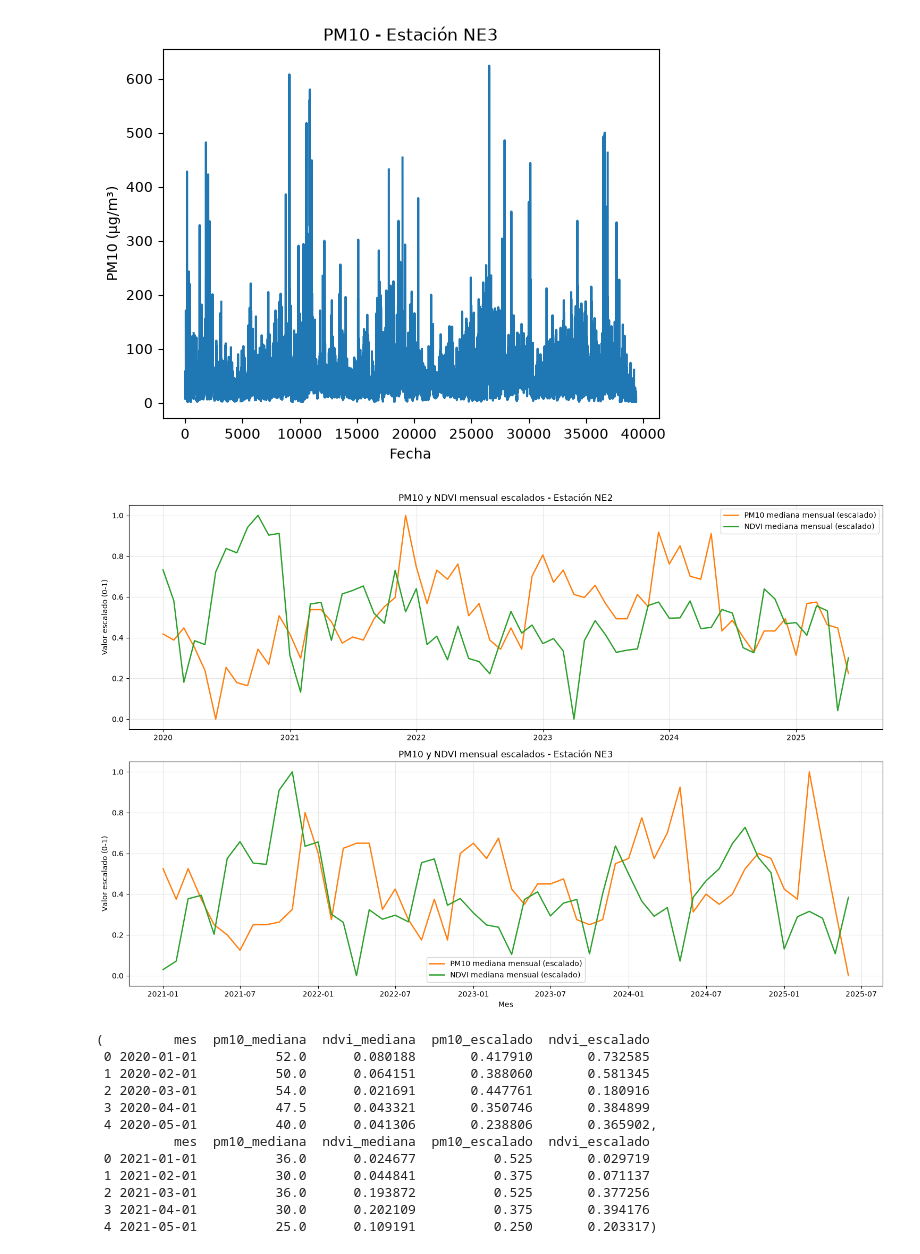
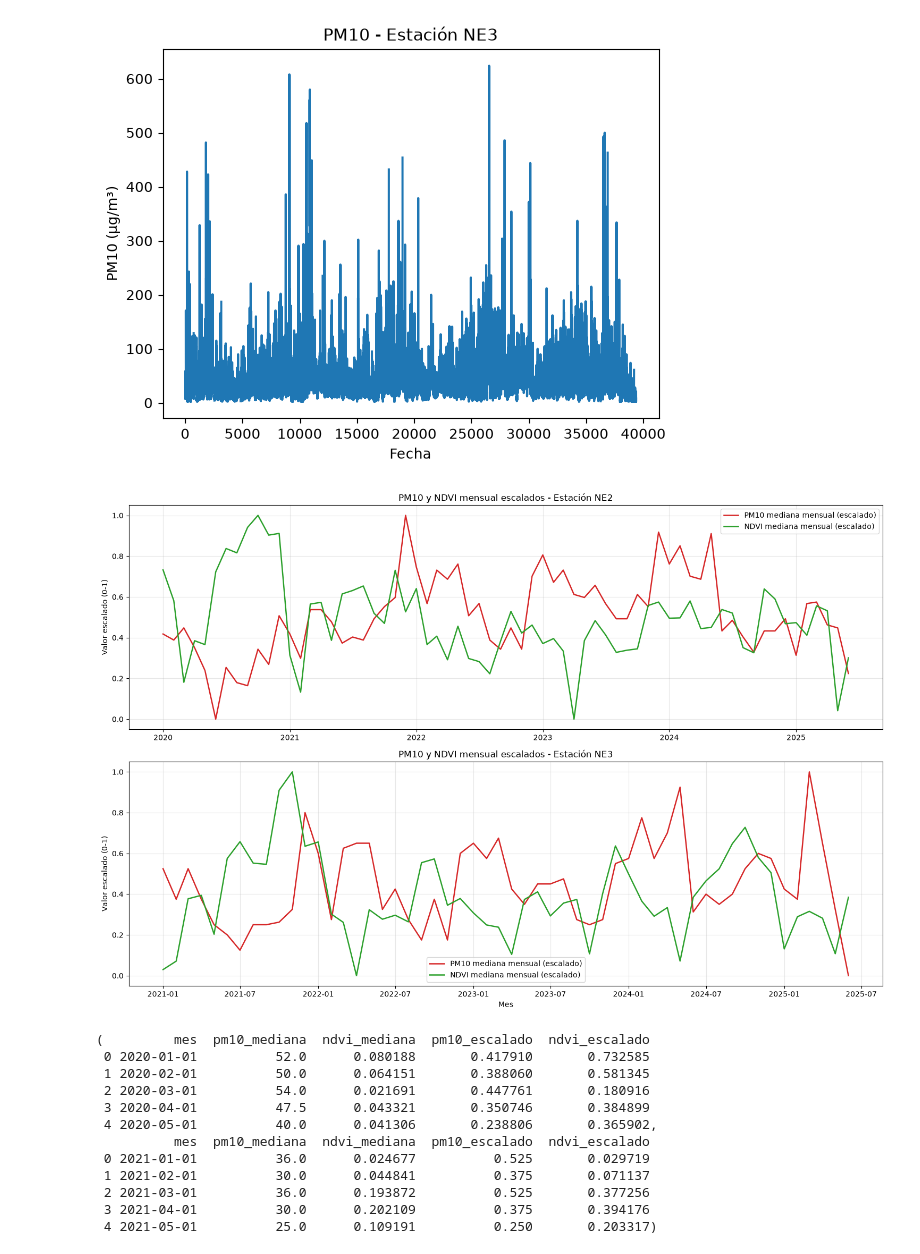
Before and after one commit to yazmans/MA2003B, a Jupyter notebook: Etapa 1/Datos_areas_verdes.ipynb, the cells around one changed output. Saved outputs shown, nothing was run; the diff lists cells and outputs as text; code cells hidden in the pictures.

```diff
--- a/Etapa 1/Datos_areas_verdes.ipynb
+++ b/Etapa 1/Datos_areas_verdes.ipynb
@@ -222,3 +224,7 @@ NE3['PM10'].plot(kind='line', title='PM10 - Estación NE3', xlabel='Fecha', ylab
+# %%
+ndvi_mensual = pd.read_csv("ndvi_mensual_estaciones_2020_2025.csv")
+NE2 = pd.read_csv('../data_estaciones/BD_NE2.csv') # Apodaca
+NE3 = pd.read_csv('../data_estaciones/BD_NE3.csv') # Pesquería
 # %%
 import matplotlib.pyplot as plt
 import pandas as pd
@@ -236,7 +242,10 @@ def escalar_min_max(serie):
 def preparar_datos_estacion(datos_pm10, nombre_estacion):
     """Agrega PM10 por mes y lo combina con el NDVI mensual."""
     pm10_mensual = (
-        datos_pm10.assign(mes=datos_pm10["date"].dt.to_period("M").dt.to_timestamp())
+        datos_pm10.assign(
+            mes=datos_pm10["date"].dt.to_period("M").dt.to_timestamp(),
+            PM10=pd.to_numeric(datos_pm10["PM10"], errors="coerce"),
+        )
         .groupby("mes", as_index=False)["PM10"]
         .median()
         .rename(columns={"PM10": "pm10_mediana"})
@@ -246,7 +255,6 @@ def preparar_datos_estacion(datos_pm10, nombre_estacion):
         ndvi_mensual["estacion"] == nombre_estacion,
         ["mes", "ndvi_mediana"],
     ]
-    # Solo se comparan meses con PM10 y NDVI disponibles en la estación.
     datos = pm10_mensual.merge(ndvi_estacion, on="mes", how="inner")
     datos = datos.sort_values("mes")
     datos["pm10_escalado"] = escalar_min_max(datos["pm10_mediana"])
@@ -254,6 +262,8 @@ def preparar_datos_estacion(datos_pm10, nombre_estacion):
     return datos
 
 
+# El CSV guarda mes como texto; se convierte al mismo tipo que usa PM10.
+ndvi_mensual["mes"] = pd.to_datetime(ndvi_mensual["mes"])
 NE2["date"] = pd.to_datetime(NE2["date"])
 NE3["date"] = pd.to_datetime(NE3["date"])
 
@@ -265,35 +275,35 @@ fig, ejes = plt.subplots(2, 1, figsize=(15, 10), sharey=True)
 for eje, datos, nombre_estacion in zip(
     ejes,
     [serie_NE2, serie_NE3],
     ["NE2", "NE3"],
 ):
     eje.plot(
         datos["mes"],
         datos["pm10_escalado"],
         label="PM10 mediana mensual (escalado)",
-        color="tab:orange",
+        color="tab:red",
         linewidth=1.8,
     )
     eje.plot(
         datos["mes"],
         datos["ndvi_escalado"],
         label="NDVI mediana mensual (escalado)",
         color="tab:green",
         linewidth=1.8,
     )
     eje.set_title(f"PM10 y NDVI mensual escalados - Estación {nombre_estacion}")
     eje.set_ylabel("Valor escalado (0-1)")
     eje.grid(True, alpha=0.3)
     eje.legend()
 
 # NE3 empieza en 2021 porque no tiene observaciones de 2020.
 ejes[-1].set_xlabel("Mes")
 plt.tight_layout()
 plt.show()
 
 serie_NE2.head(), serie_NE3.head()
 # %% [output]
-[figure, old version]
+[figure, new version]
 (         mes  pm10_mediana  ndvi_mediana  pm10_escalado  ndvi_escalado
  0 2020-01-01          52.0      0.080188       0.417910       0.732585
  1 2020-02-01          50.0      0.064151       0.388060       0.581345
```
Also changed, not shown: parts of 1 cell of this notebook.
